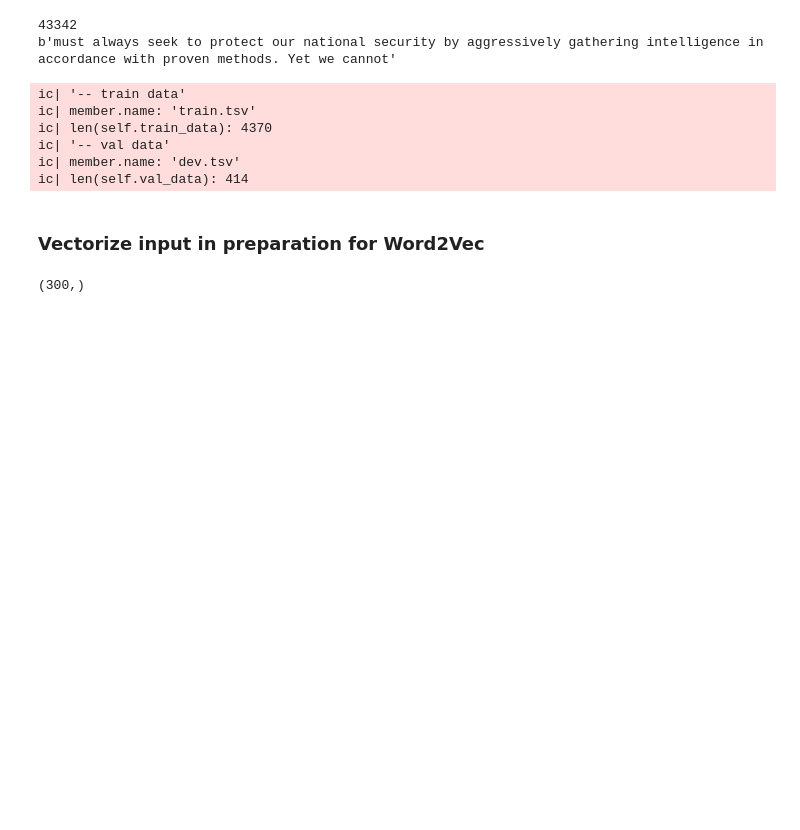
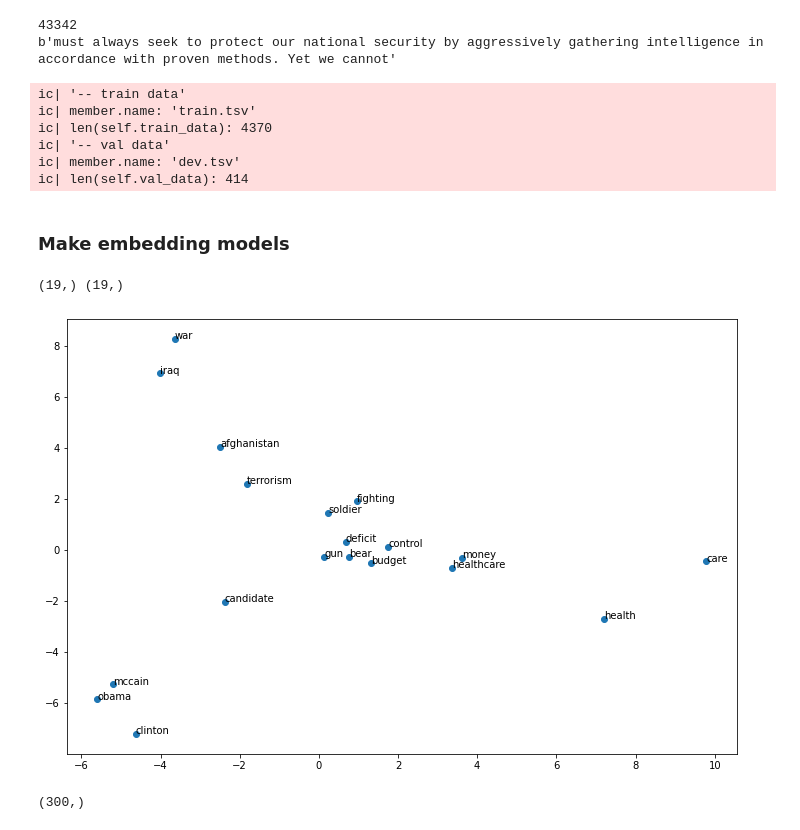
Before and after one commit to SamShowalter/CS272-NLP, a Jupyter notebook: hw1/hw1_experiments.ipynb, the cells around one changed output. Drawn from its saved outputs; the diff is of its cells as text; code cells hidden in the pictures; blank space fills up the shorter version.

Commit message:
Added word2vec embeddings, might add a stronger signal to them later with exponentiation

```diff
--- a/hw1/hw1_experiments.ipynb
+++ b/hw1/hw1_experiments.ipynb
@@ -364,8 +366,49 @@ ic| len(self.train_data): 4370
 ic| '-- val data'
 ic| member.name: 'dev.tsv'
 ic| len(self.val_data): 414
-# %% [markdown]
-### Vectorize input in preparation for Word2Vec
+# %%
+data.full_parsed_data = data.parsed_labeled_data + data.parsed_unlabeled_data
+# %% [markdown]
+### Make embedding models
+# %%
+from gensim.models import Word2Vec
+
+# for i in range(1,10):
+#     l = len(data.parsed_unlabeled_data)
+#     data.full_parsed_data = data.parsed_labeled_data +\
+#     data.parsed_unlabeled_data[:(l//10)*i]
+#     print(len(data.full_parsed_data))
+#     model = Word2Vec(sentences=data.full_parsed_data,
+#                  size=100,
+#                  window=5,
+#                  min_count=1, workers=1)
+#     model.save("word2vec_" + str(i*10) + "ul.model")
+
+model =  Word2Vec(sentences=data.full_parsed_data,
+                 size=100,
+                 window=5,
+                 min_count=1, workers=10)
+# %%
+test = ['health', 'care', 'healthcare', 'war', 'soldier', 'afghanistan',
+        'iraq','gun','bear', 'clinton','mccain', 'terrorism', 'control',
+        'obama','fighting','budget','money', 'deficit', 'candidate']
+
+embeddings = [model[i] for i in test]
+
+from sklearn.decomposition import PCA
+pca = PCA(n_components = 2)
+
+res = pca.fit_transform(embeddings)
+# %%
+import matplotlib.pyplot as plt
+plt.figure(figsize =(12,8))
+print(res[:,0].shape, res[:,1].shape)
+plt.scatter(res[:,0].flatten(),res[:,1].flatten())
+for i, text in enumerate(test):
+    plt.annotate(text, (res[i,0],res[i,1]))
+# %% [output]
+(19,) (19,)
+[figure, added]
 # %%
 from gensim.scripts.glove2word2vec import glove2word2vec
 glove_input_file = 'glove.txt'
```
Also changed, not shown: parts of 1 cell of this notebook, 11 other files.
